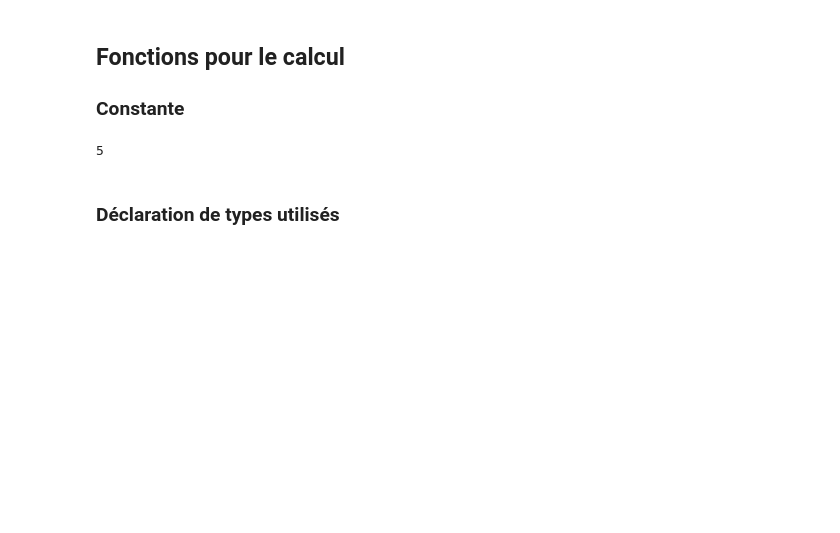
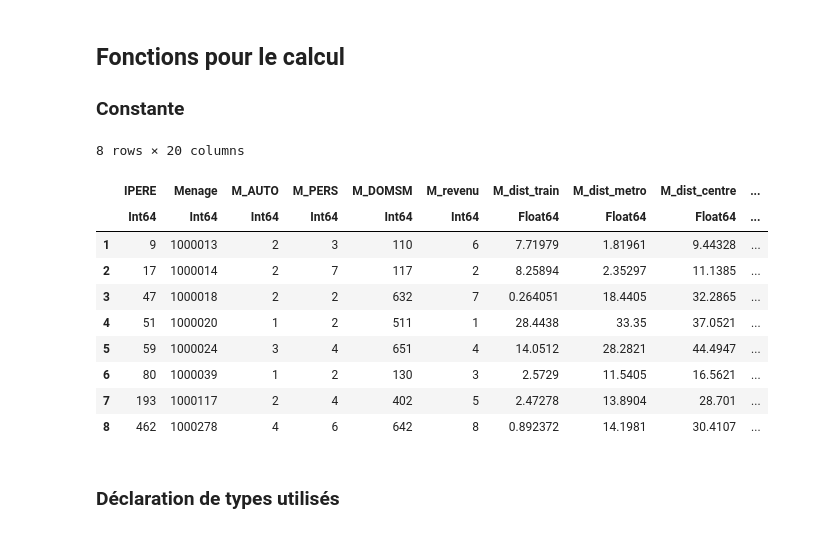
Before and after one commit to blanclemjk/Mobility-Study-MTL, a Jupyter notebook: MaximumVraisemblance.ipynb, the cells around one changed output. Drawn from its saved outputs; the diff is of its cells as text; code cells hidden in the pictures; blank space fills up the shorter version.

```diff
--- a/MaximumVraisemblance.ipynb
+++ b/MaximumVraisemblance.ipynb
@@ -50,8 +84,19 @@ Plot(...)
 ### Constante
 # %%
 k = 5
+unique(train, :M_revenu)
 # %% [output]
-5
+8 rows × 20 columns
+|  | IPERE | Menage | M_AUTO | M_PERS | M_DOMSM | M_revenu | M_dist_train | M_dist_metro | M_dist_centre | ... |
+|  | Int64 | Int64 | Int64 | Int64 | Int64 | Int64 | Float64 | Float64 | Float64 | ... |
+| 1 | 9 | 1000013 | 2 | 3 | 110 | 6 | 7.71979 | 1.81961 | 9.44328 | ... |
+| 2 | 17 | 1000014 | 2 | 7 | 117 | 2 | 8.25894 | 2.35297 | 11.1385 | ... |
+| 3 | 47 | 1000018 | 2 | 2 | 632 | 7 | 0.264051 | 18.4405 | 32.2865 | ... |
+| 4 | 51 | 1000020 | 1 | 2 | 511 | 1 | 28.4438 | 33.35 | 37.0521 | ... |
+| 5 | 59 | 1000024 | 3 | 4 | 651 | 4 | 14.0512 | 28.2821 | 44.4947 | ... |
+| 6 | 80 | 1000039 | 1 | 2 | 130 | 3 | 2.5729 | 11.5405 | 16.5621 | ... |
+| 7 | 193 | 1000117 | 2 | 4 | 402 | 5 | 2.47278 | 13.8904 | 28.701 | ... |
+| 8 | 462 | 1000278 | 4 | 6 | 642 | 8 | 0.892372 | 14.1981 | 30.4107 | ... |
 # %% [markdown]
 ### Déclaration de types utilisés
 # %%
```
Also changed, not shown: parts of 9 cells of this notebook, 1 other file.
